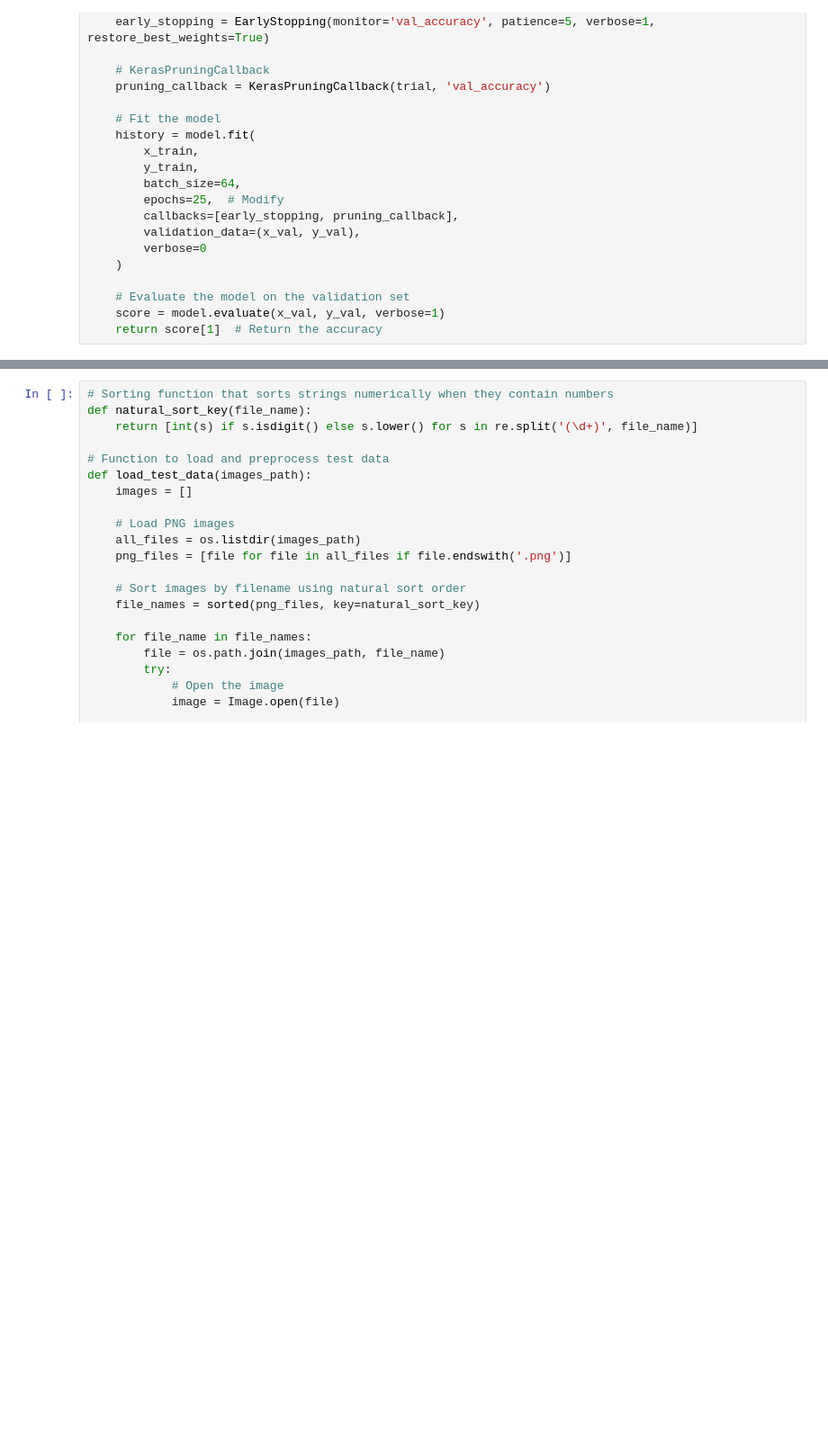
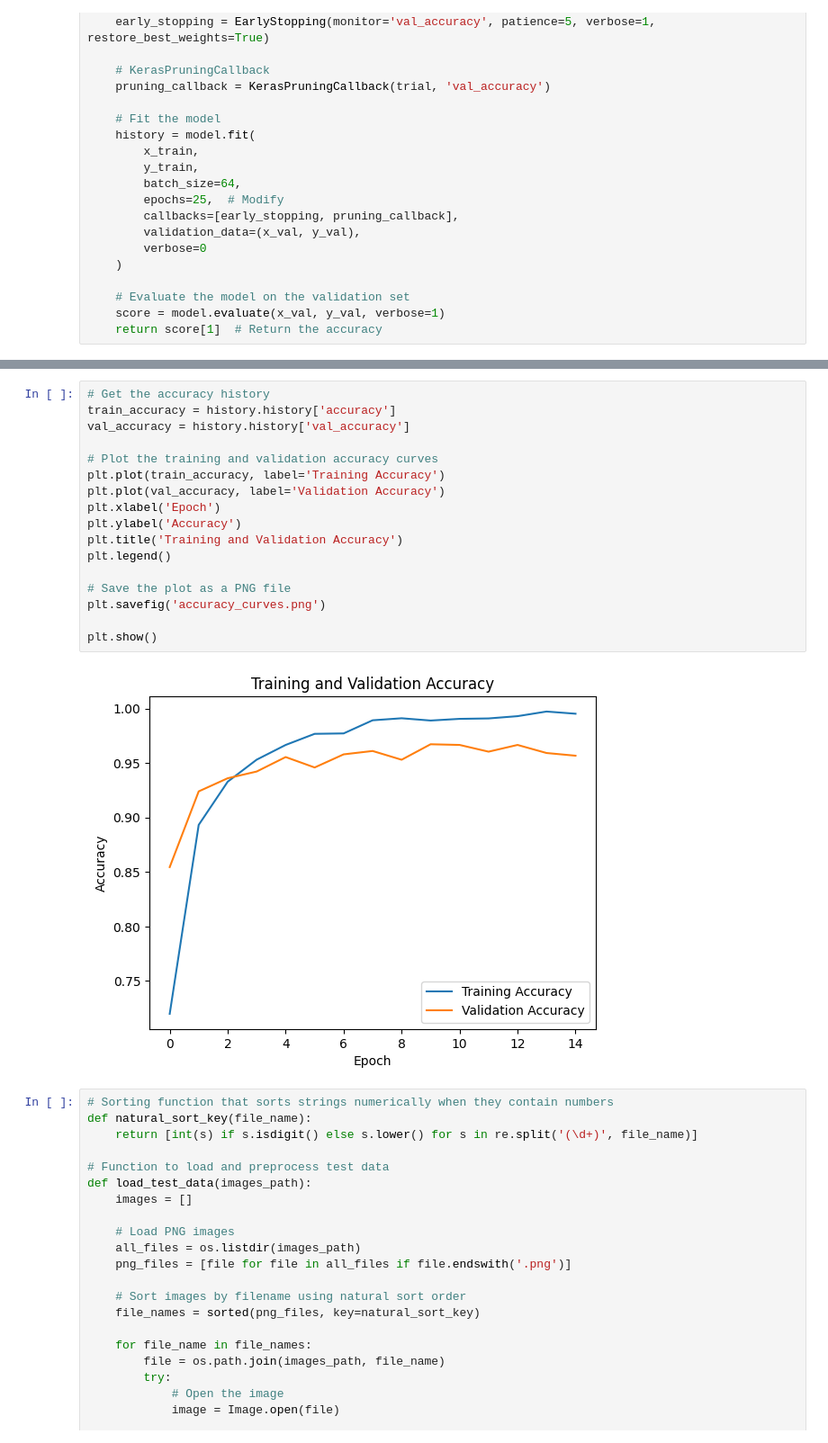
Before and after one commit to alessandroamella/MLBrno, a Jupyter notebook: Project/Project.ipynb, the cells around one changed output, grey strips where cells are left out. Shown at 90% size. Cells and saved outputs as stored; diff of their text form; blank space fills up the shorter version.

```diff
--- a/Project/Project.ipynb
+++ b/Project/Project.ipynb
@@ -234,3 +255,22 @@ Final validation accuracy: 0.9715785980224609
+# %%
+# Get the accuracy history
+train_accuracy = history.history['accuracy']
+val_accuracy = history.history['val_accuracy']
+
+# Plot the training and validation accuracy curves
+plt.plot(train_accuracy, label='Training Accuracy')
+plt.plot(val_accuracy, label='Validation Accuracy')
+plt.xlabel('Epoch')
+plt.ylabel('Accuracy')
+plt.title('Training and Validation Accuracy')
+plt.legend()
+
+# Save the plot as a PNG file
+plt.savefig('accuracy_curves.png')
+
+plt.show()
+# %% [output]
+[figure, added]
 # %%
 # Sorting function that sorts strings numerically when they contain numbers
 def natural_sort_key(file_name):
```
Also changed, not shown: parts of 9 cells of this notebook, 8 other files.
